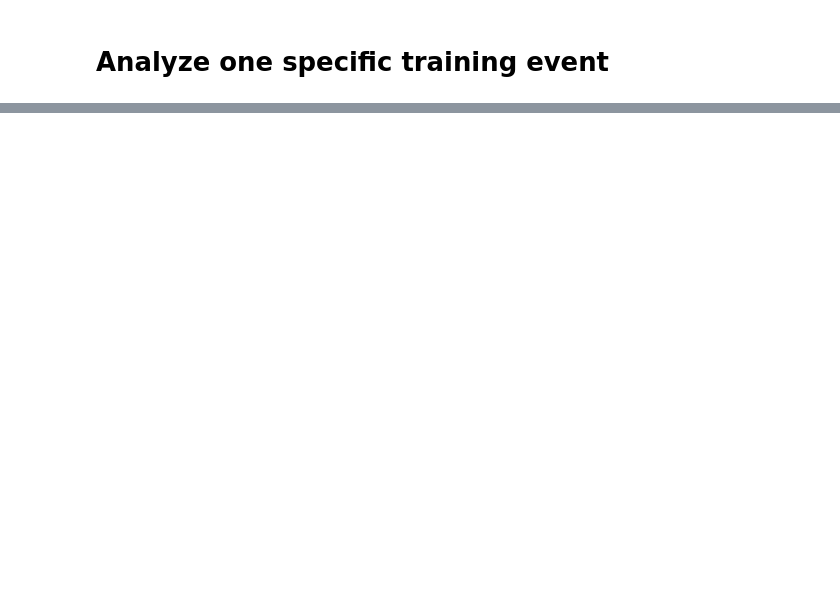
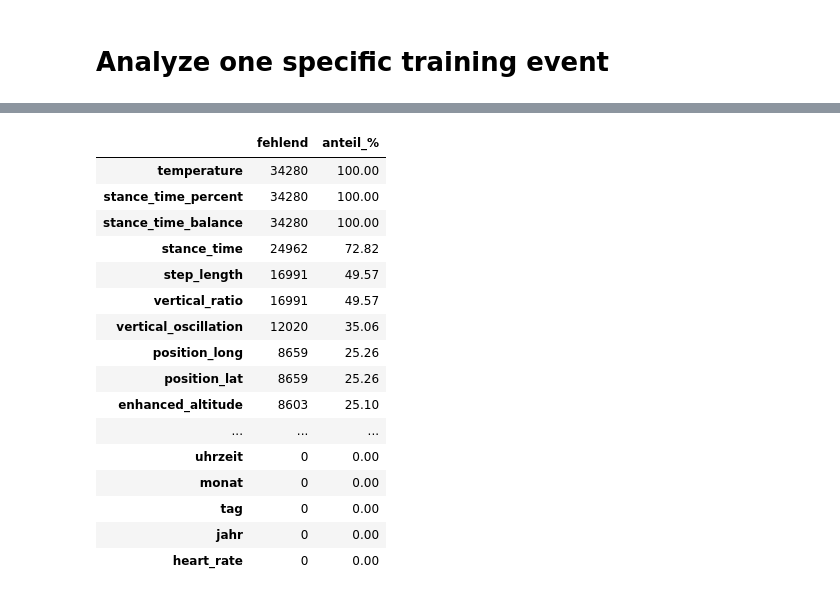
Before and after one commit to Sebastian1981/AI_Coach, a Jupyter notebook: poc/poc.ipynb, the cells around one changed output, grey strips where cells are left out. Saved outputs shown, nothing was run; the diff lists cells and outputs as text; code cells hidden in the pictures; blank space fills up the shorter version.

```diff
--- a/poc/poc.ipynb
+++ b/poc/poc.ipynb
@@ -356,0 +368,28 @@ df_all.head()
+# %%
+def missing_data_report(df: pd.DataFrame) -> pd.DataFrame:
+    total = len(df)
+    missing = df.isna().sum()
+    return pd.DataFrame({
+        "fehlend":   missing,
+        "anteil_%":  (missing / total * 100).round(2)
+    }).sort_values("anteil_%", ascending=False)
+# %%
+missing_data_report(df_all)
+# %% [output]
+|  | fehlend | anteil_% |
+| temperature | 34280 | 100.00 |
+| stance_time_percent | 34280 | 100.00 |
+| stance_time_balance | 34280 | 100.00 |
+| stance_time | 24962 | 72.82 |
+| step_length | 16991 | 49.57 |
+| vertical_ratio | 16991 | 49.57 |
+| vertical_oscillation | 12020 | 35.06 |
+| position_long | 8659 | 25.26 |
+| position_lat | 8659 | 25.26 |
+| enhanced_altitude | 8603 | 25.10 |
+| ... | ... | ... |
+| uhrzeit | 0 | 0.00 |
+| monat | 0 | 0.00 |
+| tag | 0 | 0.00 |
+| jahr | 0 | 0.00 |
+| heart_rate | 0 | 0.00 |
```
Also changed, not shown: parts of 9 cells of this notebook.
